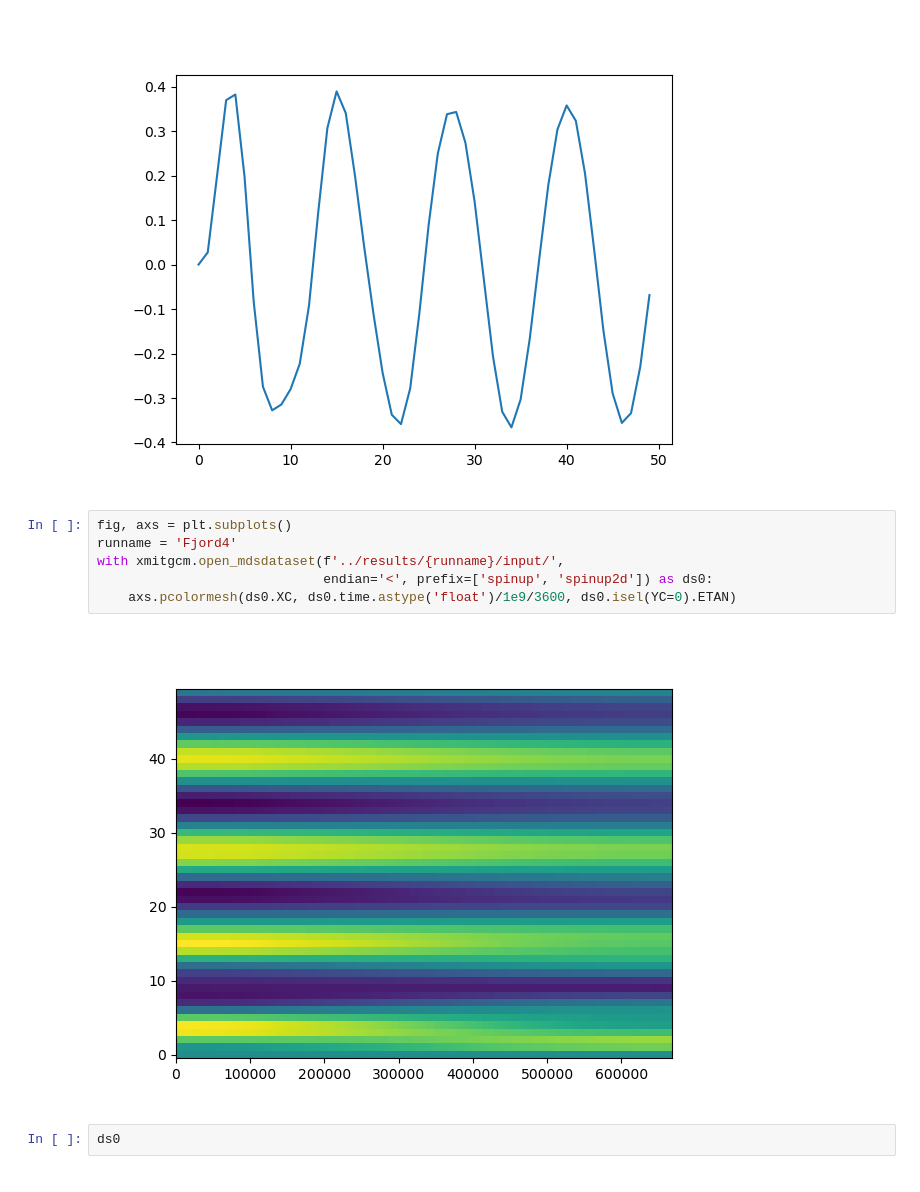
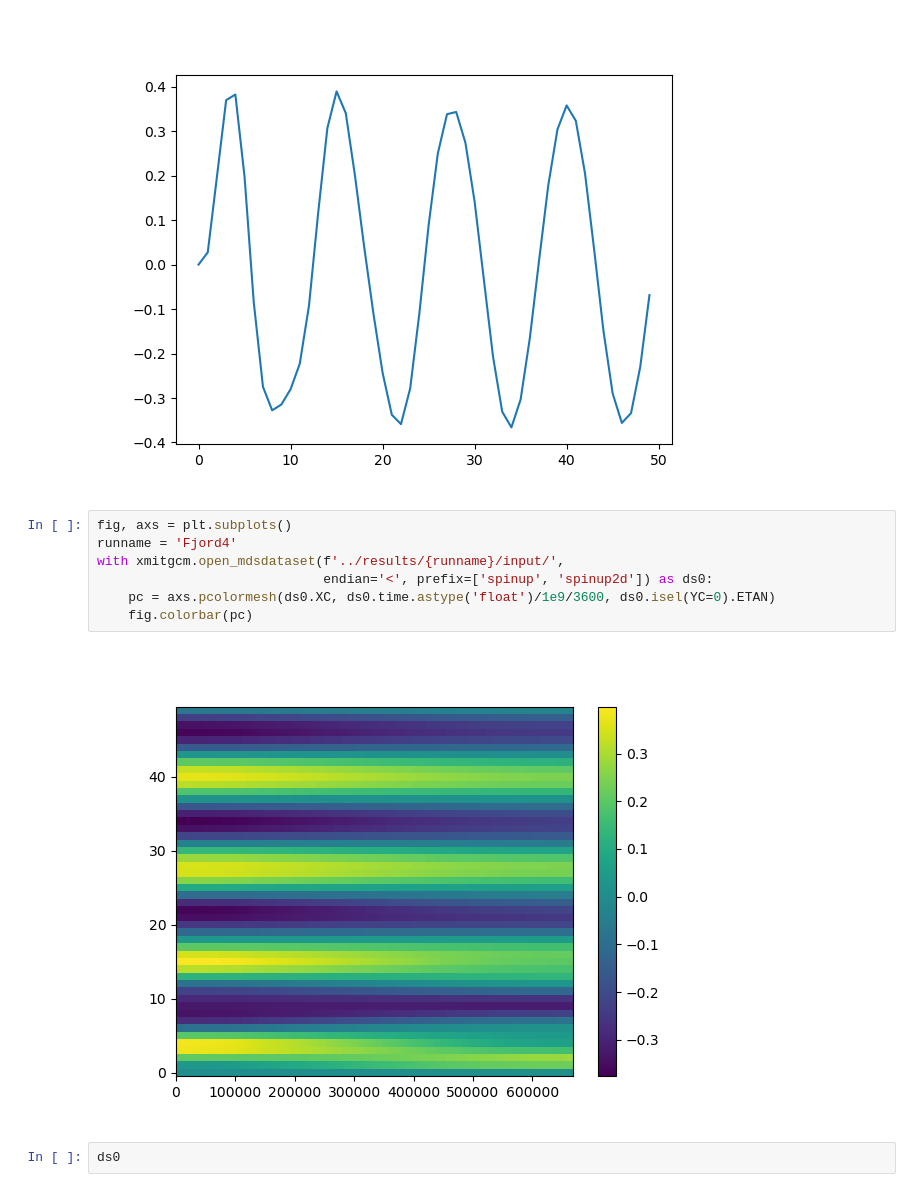
Before and after one commit to jklymak/FjordForce, a Jupyter notebook: input/ButeWindsAnalysis.ipynb, the cells around one changed output. Cells and saved outputs as stored; diff of their text form.

```diff
--- a/input/ButeWindsAnalysis.ipynb
+++ b/input/ButeWindsAnalysis.ipynb
@@ -15,11 +15,12 @@ with xmitgcm.open_mdsdataset(f'../results/{runname}/input/',
 # %%
 fig, axs = plt.subplots()
 runname = 'Fjord4'
 with xmitgcm.open_mdsdataset(f'../results/{runname}/input/',
                              endian='<', prefix=['spinup', 'spinup2d']) as ds0:
-    axs.pcolormesh(ds0.XC, ds0.time.astype('float')/1e9/3600, ds0.isel(YC=0).ETAN)
+    pc = axs.pcolormesh(ds0.XC, ds0.time.astype('float')/1e9/3600, ds0.isel(YC=0).ETAN)
+    fig.colorbar(pc)
 # %% [output]
-[figure, old version]
+[figure, new version]
 # %%
 ds0
 # %% [output]
```
Also changed, not shown: 1 other file.
